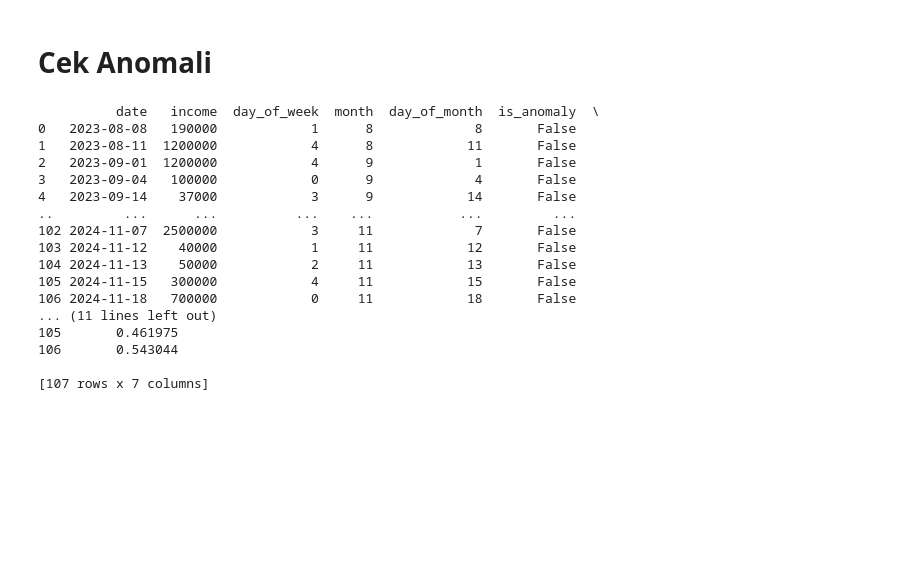
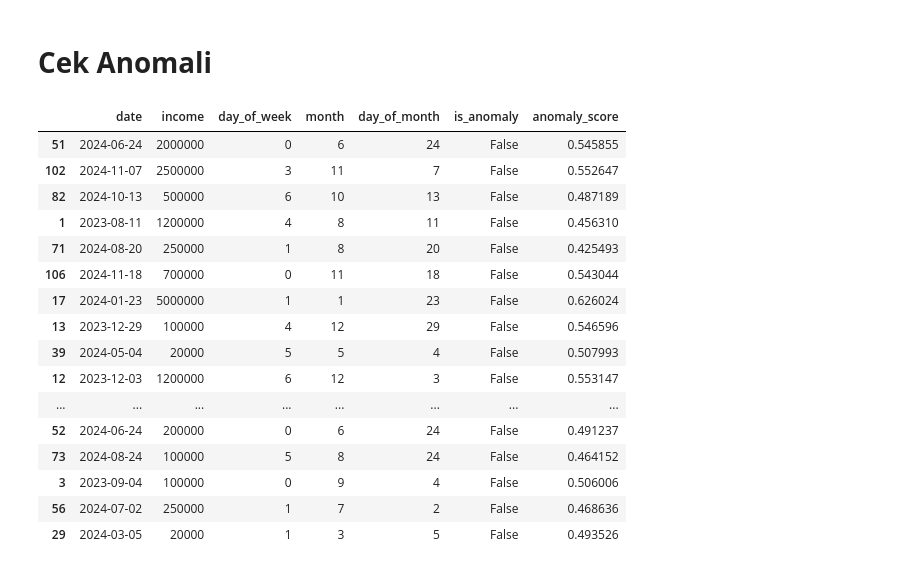
Before and after one commit to itsmaul/bangkit-capstone, a Jupyter notebook: All_Integrated.ipynb, the cells around one changed output. Cells and saved outputs as stored; diff of their text form; code cells hidden in the pictures; blank space fills up the shorter version.

```diff
--- a/All_Integrated.ipynb
+++ b/All_Integrated.ipynb
@@ -321,28 +321,28 @@ Anomaly Score: 0.6863
 # %%
 data1 = pd.read_json('income_data.json')
 
 detector = AdvancedFinancialAnomalyDetector(contamination=0.01)
 result = detector.detect_anomalies(data1)
 
-print(result)
+result.sample(20)
 # %% [output]
-          date   income  day_of_week  month  day_of_month  is_anomaly  \
-0   2023-08-08   190000            1      8             8       False
-1   2023-08-11  1200000            4      8            11       False
-2   2023-09-01  1200000            4      9             1       False
-3   2023-09-04   100000            0      9             4       False
-4   2023-09-14    37000            3      9            14       False
-..         ...      ...          ...    ...           ...         ...
-102 2024-11-07  2500000            3     11             7       False
-103 2024-11-12    40000            1     11            12       False
-104 2024-11-13    50000            2     11            13       False
-105 2024-11-15   300000            4     11            15       False
-106 2024-11-18   700000            0     11            18       False
-... (11 lines left out)
-105       0.461975
-106       0.543044
-
-[107 rows x 7 columns]
+|  | date | income | day_of_week | month | day_of_month | is_anomaly | anomaly_score |
+| 51 | 2024-06-24 | 2000000 | 0 | 6 | 24 | False | 0.545855 |
+| 102 | 2024-11-07 | 2500000 | 3 | 11 | 7 | False | 0.552647 |
+| 82 | 2024-10-13 | 500000 | 6 | 10 | 13 | False | 0.487189 |
+| 1 | 2023-08-11 | 1200000 | 4 | 8 | 11 | False | 0.456310 |
+| 71 | 2024-08-20 | 250000 | 1 | 8 | 20 | False | 0.425493 |
+| 106 | 2024-11-18 | 700000 | 0 | 11 | 18 | False | 0.543044 |
+| 17 | 2024-01-23 | 5000000 | 1 | 1 | 23 | False | 0.626024 |
+| 13 | 2023-12-29 | 100000 | 4 | 12 | 29 | False | 0.546596 |
+| 39 | 2024-05-04 | 20000 | 5 | 5 | 4 | False | 0.507993 |
+| 12 | 2023-12-03 | 1200000 | 6 | 12 | 3 | False | 0.553147 |
+| ... | ... | ... | ... | ... | ... | ... | ... |
+| 52 | 2024-06-24 | 200000 | 0 | 6 | 24 | False | 0.491237 |
+| 73 | 2024-08-24 | 100000 | 5 | 8 | 24 | False | 0.464152 |
+| 3 | 2023-09-04 | 100000 | 0 | 9 | 4 | False | 0.506006 |
+| 56 | 2024-07-02 | 250000 | 1 | 7 | 2 | False | 0.468636 |
+| 29 | 2024-03-05 | 20000 | 1 | 3 | 5 | False | 0.493526 |
 # %%
 data2 = pd.read_json('expense_data.json')
 
```
Also changed, not shown: parts of 1 cell of this notebook.
